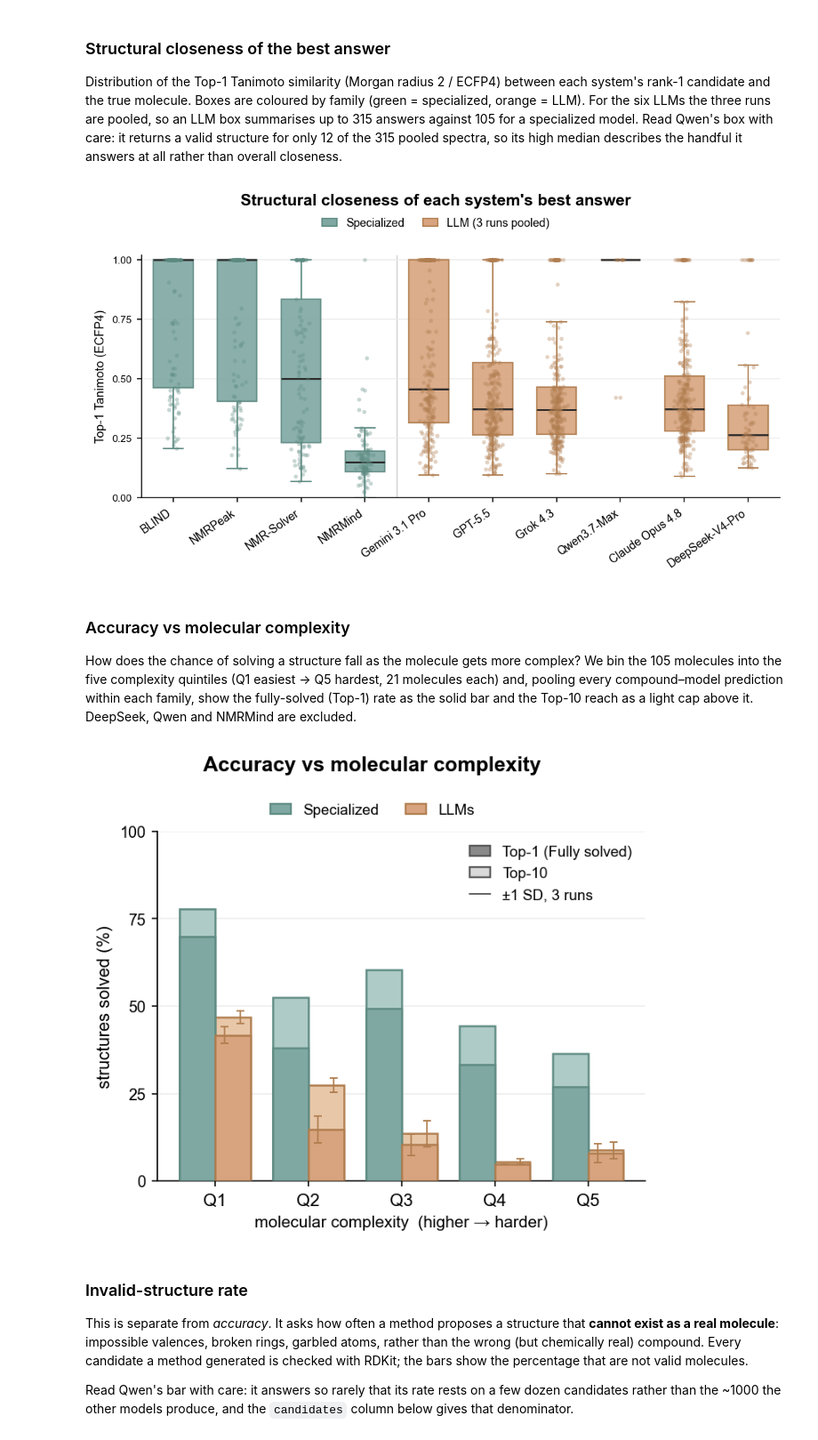
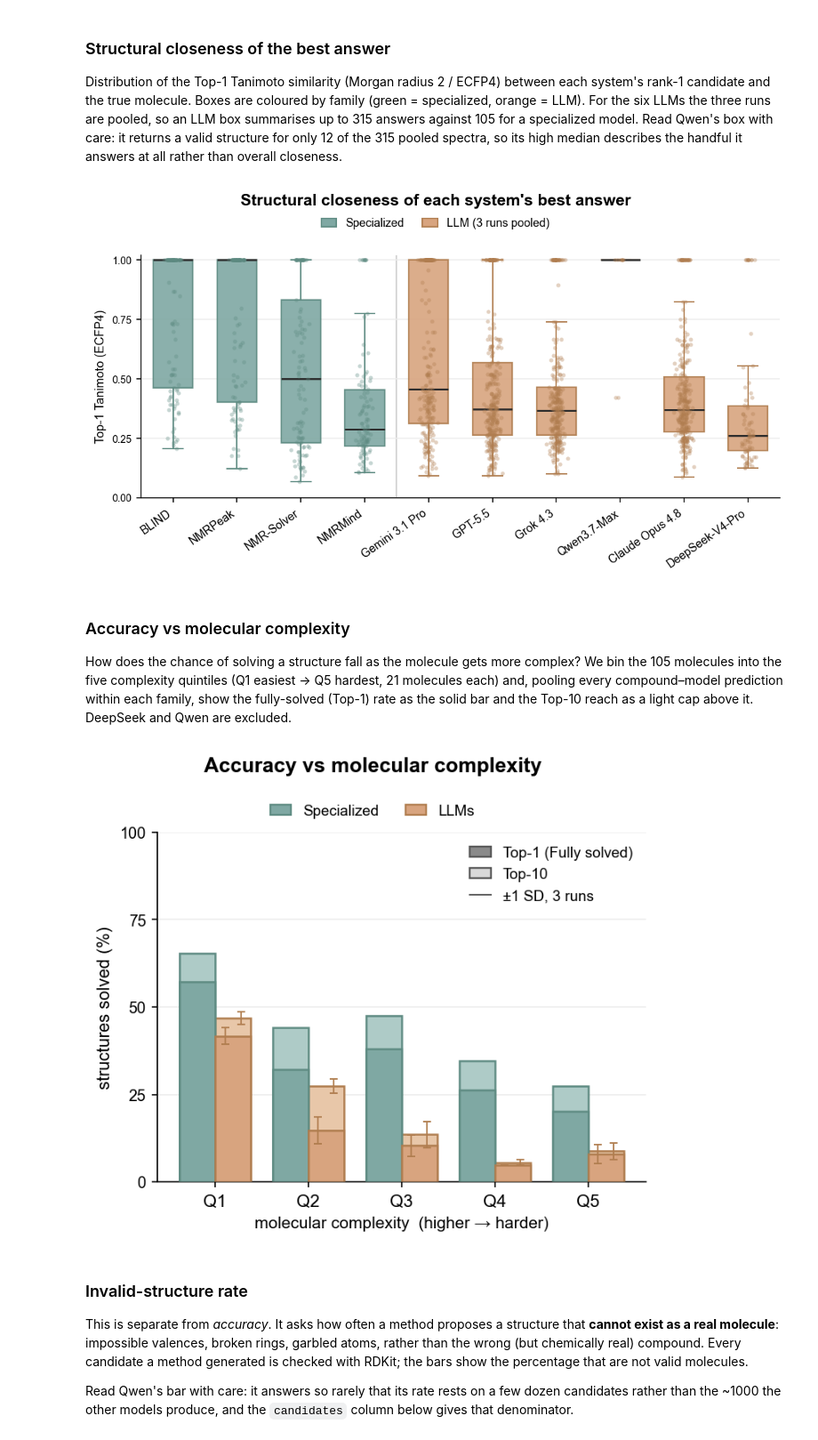
Before and after one commit to odanchem/NMRArena, a Jupyter notebook: analysis/data_analysis.ipynb, the cells around one changed output. Shown at 89% size. Drawn from its saved outputs; the diff is of its cells as text; code cells hidden in the pictures.

```diff
--- a/analysis/data_analysis.ipynb
+++ b/analysis/data_analysis.ipynb
@@ -635,7 +633,7 @@ reproduces; a low score marks a "silent" group it keeps getting wrong. DeepSeek,
 The LLM score is the mean of the three runs; the ±1 SD spread between them is carried into the chart below.
 # %%
 LLM_FID  = [m for m in LLM if m not in ("deepseek", "qwen")]
-SPEC_FID = [m for m in SPECIALIZED if m != "nmrmind"]
+SPEC_FID = SPECIALIZED
 
 # --- functional groups: feature = count of unique SMARTS matches; match if pred count == truth count ---
 _COUNT_SMARTS = {
@@ -1092,17 +1090,17 @@ fig.legend(handles=[Patch(facecolor=GREEN["solid"], edgecolor=GREEN["edge"], lab
 save_fig(fig, "fig_top1_tanimoto_box")
 plt.show()
 # %% [output]
-[figure, old version]
+[figure, new version]
 # %% [markdown]
 ### Accuracy vs molecular complexity
 
 How does the chance of solving a structure fall as the molecule gets more complex? We bin the 105
 molecules into the five complexity quintiles (Q1 easiest → Q5 hardest, 21 molecules each) and, pooling
 every compound–model prediction within each family, show the fully-solved (Top-1) rate as the solid
-bar and the Top-10 reach as a light cap above it. DeepSeek, Qwen and NMRMind are excluded.
+bar and the Top-10 reach as a light cap above it. DeepSeek and Qwen are excluded.
 # %%
 LLM_CX  = [m for m in LLM if m not in ("deepseek", "qwen")]
-SPEC_CX = [m for m in SPECIALIZED if m != "nmrmind"]
+SPEC_CX = SPECIALIZED
 PAL = {"Specialized": dict(cap=GREEN["cap"],  solid=GREEN["solid"],  edge=GREEN["edge"]),
        "LLM":         dict(cap=ORANGE["cap"], solid=ORANGE["solid"], edge=ORANGE["edge"])}
 QUINT = [1, 2, 3, 4, 5]
@@ -1137,34 +1135,34 @@ for coh, _ in cohorts:
     t1,  t10 = t1_runs.mean(axis=0), t10_runs.mean(axis=0)
     p = PAL[coh]
     ax.bar(x + off[coh], t10, w, color=p["cap"],   edgecolor=p["edge"], linewidth=1.2, zorder=2)
     ax.bar(x + off[coh], t1,  w, color=p["solid"], edgecolor=p["edge"], linewidth=1.2, zorder=3)
     if len(reps_for) > 1:            # +-1 SD across the three runs, nudged apart where they overlap
         for dx, vals, runs_ in ((-0.085, t1, t1_runs), (+0.085, t10, t10_runs)):
             ax.errorbar(x + off[coh] + dx, vals, yerr=runs_.std(axis=0, ddof=1), fmt="none",
                         ecolor=p["edge"], elinewidth=0.9, capsize=2.2, capthick=0.9, zorder=4)
 
 ax.set_xticks(x); ax.set_xticklabels([f"Q{q}" for q in QUINT], fontsize=10.5)
 ax.set_xlabel("molecular complexity  (higher → harder)", fontsize=10)
 ax.set_ylabel("structures solved (%)", fontsize=10.5)
 ax.set_ylim(0, 100); ax.set_yticks(range(0, 101, 25)); ax.tick_params(axis="y", labelsize=9.5)
 ax.yaxis.grid(True, color="#ececec", lw=0.8); ax.set_axisbelow(True)
 for sp in ("top", "right"):
     ax.spines[sp].set_visible(False)
 
 fig.text(0.5, 0.965, "Accuracy vs molecular complexity", fontsize=12.5, fontweight="bold", ha="center", va="top")
 fig.legend(handles=[Patch(facecolor=PAL["Specialized"]["solid"], edgecolor=PAL["Specialized"]["edge"], linewidth=1.1, label="Specialized"),
                     Patch(facecolor=PAL["LLM"]["solid"], edgecolor=PAL["LLM"]["edge"], linewidth=1.1, label="LLMs")],
            loc="upper center", bbox_to_anchor=(0.5, 0.90), ncol=2,
            frameon=False, fontsize=9, handlelength=1.4, columnspacing=1.8)
 
 ax.legend(handles=[Patch(facecolor="#8a8a8a", edgecolor="#555555", linewidth=1.1, label="Top-1 (Fully solved)"),
                    Patch(facecolor="#d9d9d9", edgecolor="#555555", linewidth=1.1, label="Top-10"),
                    Line2D([0], [0], color="#555555", lw=0.9, label="±1 SD, 3 runs")],
           loc="upper right", frameon=False, fontsize=9, handlelength=1.4)
 save_fig(fig, "fig_complexity_quintile_bars")
 plt.show()
 # %% [output]
-[figure, old version]
+[figure, new version]
 # %% [markdown]
 ### Invalid-structure rate
 
```
Also changed, not shown: parts of 12 cells of this notebook, 11 other files.
